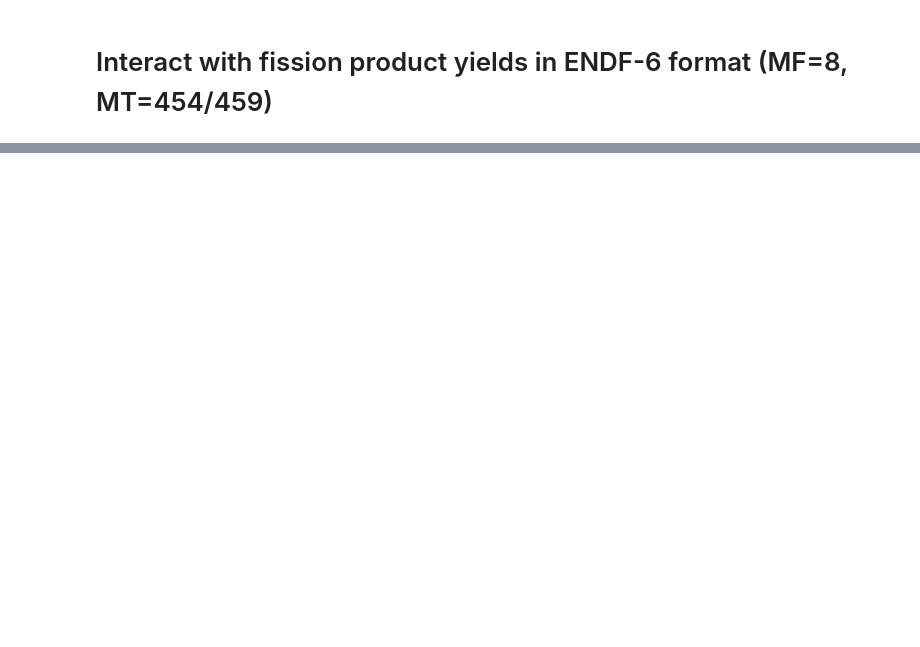
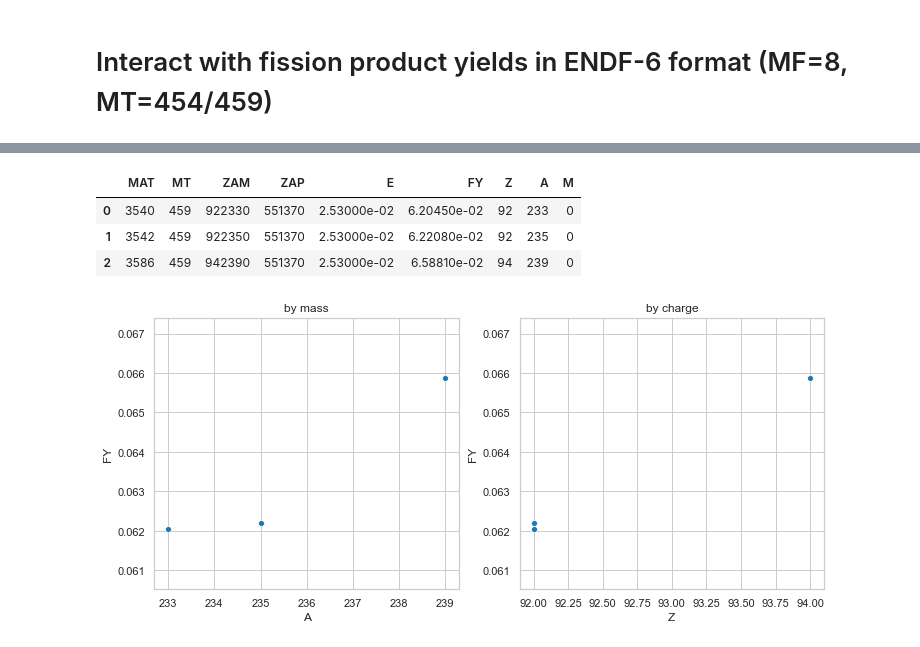
Before and after one commit to luca-fiorito-11/sandy, a Jupyter notebook: notebooks/fy_notebook.ipynb, the cells around one changed output, grey strips where cells are left out. Saved outputs shown, nothing was run; the diff lists cells and outputs as text; code cells hidden in the pictures; blank space fills up the shorter version.

```diff
--- a/notebooks/fy_notebook.ipynb
+++ b/notebooks/fy_notebook.ipynb
@@ -59,0 +134,3 @@ fy = sandy.Fy.from_endf6(tape)
+# %%
+cfyCs137 = fy.filter_by("ZAP", 551370).filter_by("MT", 459).filter_by("E", 2.53e-2)
+cfyCs137
@@ -59,0 +172,16 @@ fy = sandy.Fy.from_endf6(tape)
+# %%
+cfyCs137._expand_zam().head()
+# %% [output]
+|  | MAT | MT | ZAM | ZAP | E | FY | Z | A | M |
+| 0 | 3540 | 459 | 922330 | 551370 | 2.53000e-02 | 6.20450e-02 | 92 | 233 | 0 |
+| 1 | 3542 | 459 | 922350 | 551370 | 2.53000e-02 | 6.22080e-02 | 92 | 235 | 0 |
+| 2 | 3586 | 459 | 942390 | 551370 | 2.53000e-02 | 6.58810e-02 | 94 | 239 | 0 |
+# %%
+fig, ax = plt.subplots(1,2, figsize=(12,5))
+ax[0] = sns.scatterplot(x="A", y="FY", data=cfyCs137._expand_zam(), ax=ax[0])
+ax[1] = sns.scatterplot(x="Z", y="FY", data=cfyCs137._expand_zam(), ax=ax[1])
+
+ax[0].set_title("by mass")
+ax[1].set_title("by charge");
+# %% [output]
+[figure, added]
```
Also changed, not shown: parts of 38 cells of this notebook, 1 other file.
